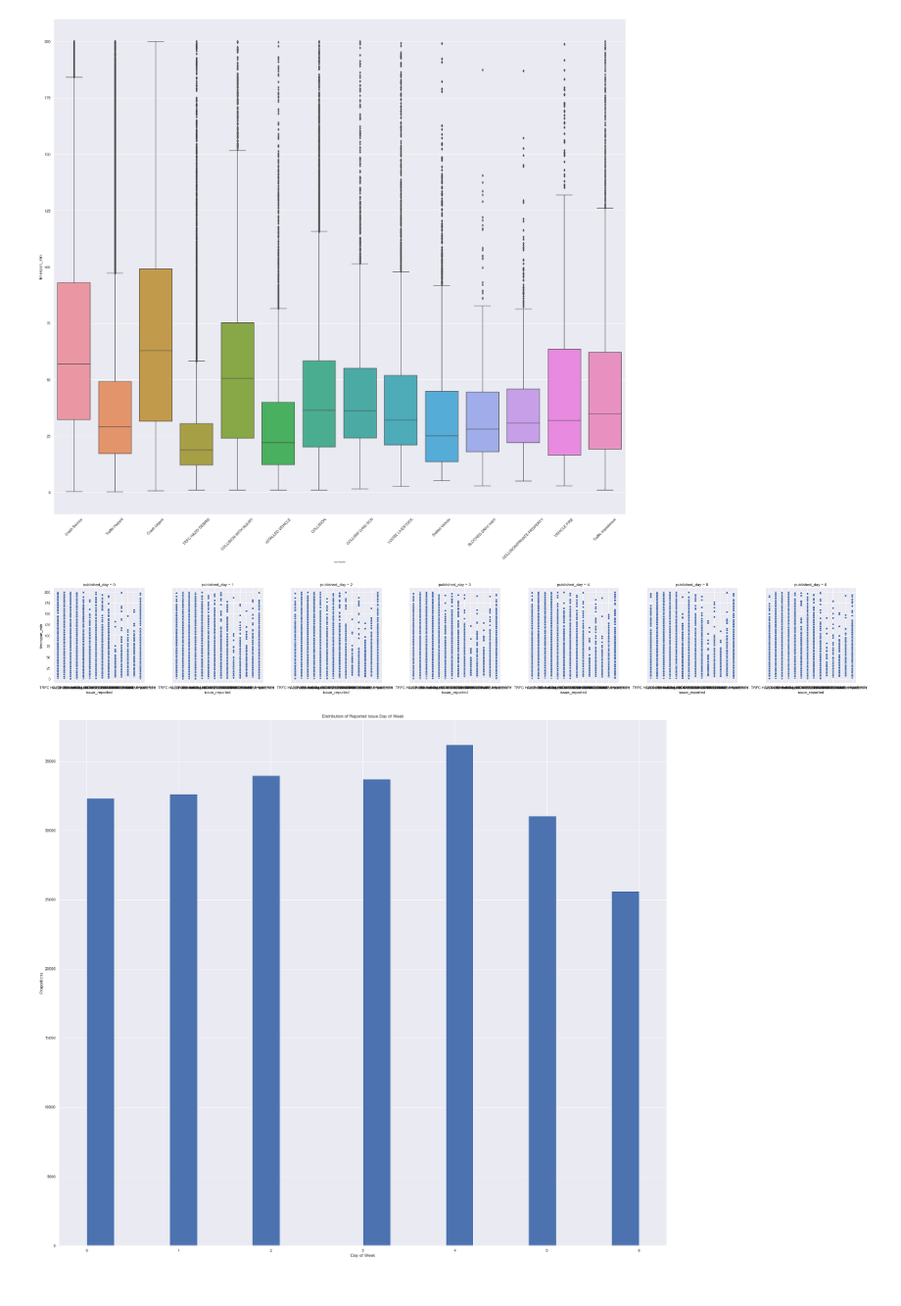
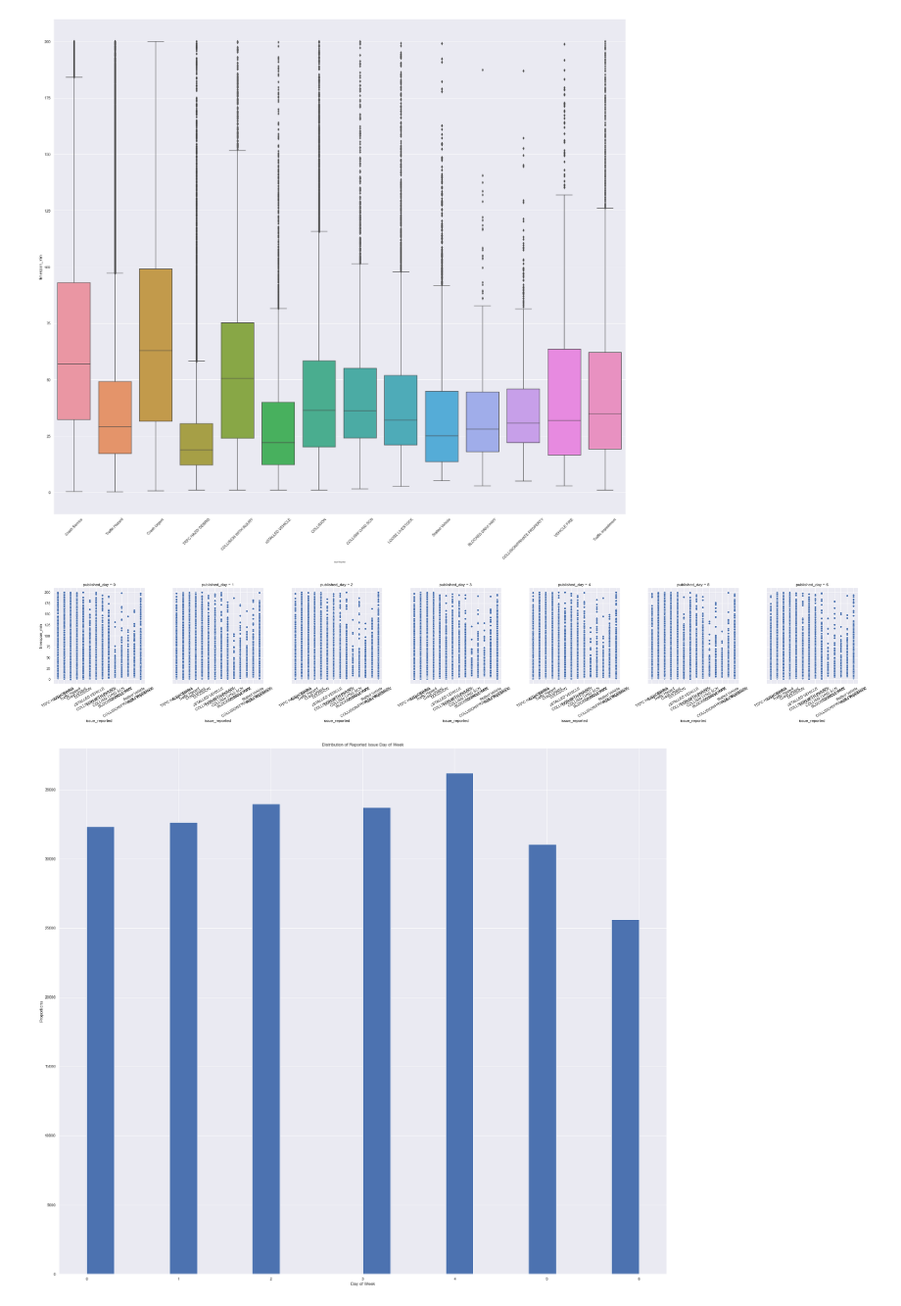
Before and after one commit to tomshields71/Real-Time_Traffic_Incident_Reports, a Jupyter notebook: Real-Time_Traffic_Incident_Reports.ipynb, the cells around one changed output. Shown at 98% size. Cells and saved outputs as stored; diff of their text form; code cells hidden in the pictures.

```diff
--- a/Real-Time_Traffic_Incident_Reports.ipynb
+++ b/Real-Time_Traffic_Incident_Reports.ipynb
@@ -82,0 +104,4 @@ df.describe()
+# %%
+df['time'] = df['time'].replace(':','')
+df['time'] = pd.to_numeric(df['time'], errors = 'coerce')
+df.head()
@@ -84,0 +126,3 @@ df.describe()
+# %%
+sns.scatterplot(x='Longitude',y='Latitude', data= df[df.issue_reported == 'Crash Service'])
+sns.set(rc={'figure.figsize':(30.7,26.27)})
@@ -92,9 +148,11 @@ sns.set(rc={'figure.figsize':(30.7,27.27)})
 [figure]
 # %%
 ax = sns.relplot(x= 'issue_reported', y='timespan_min', data=df, kind='scatter', col='published_day')
+ax.set_xticklabels(rotation=30)
+
 plt.show()
 # %% [output]
-[figure, old version]
+[figure, new version]
 # %%
 df.published_day.hist(bins=20)
 plt.xlabel('Day of Week')
```
Also changed, not shown: parts of 17 cells of this notebook, 2 other files.
